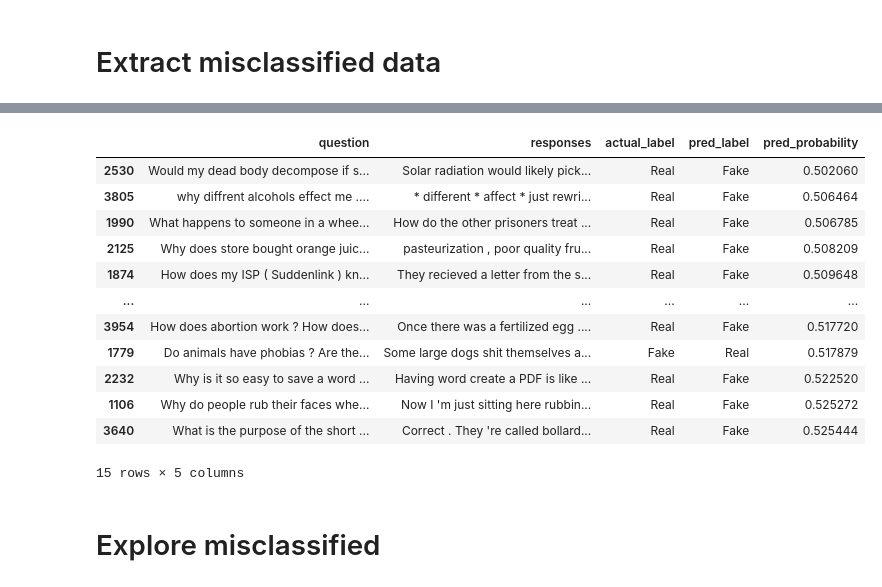
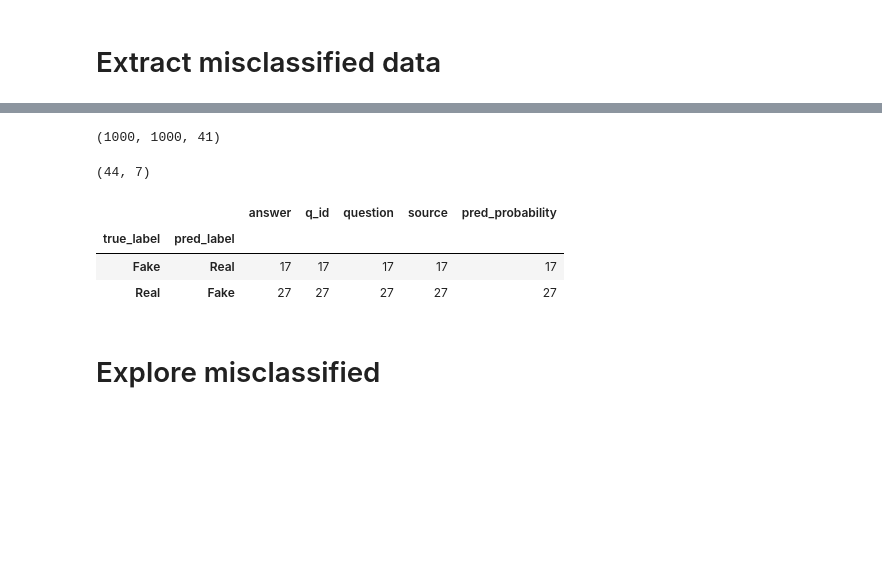
Before and after one commit to liuange/nlp23-detecting-ai, a Jupyter notebook: research_pipeline_refactor.ipynb, the cells around one changed output, grey strips where cells are left out. Cells and saved outputs as stored; diff of their text form; code cells hidden in the pictures; blank space fills up the shorter version.

```diff
--- a/research_pipeline_refactor.ipynb
+++ b/research_pipeline_refactor.ipynb
@@ -16,7 +16,7 @@ model = torch.load('detector-base.pt')
 ## Import cleaned HC3 dataset
 # %%
 df = pd.read_parquet('clean_df.parq')
-df = df.reset_index().drop(columns={"index"})
+df = df.sample(frac=1, axis=1, random_state=0).sample(frac=1, random_state=0).reset_index(drop=True)
 # %% [markdown]
 # Establish detector pipeline
 # %%
@@ -62,5 +64,6 @@ Real 0.9998311996459961
 # %% [markdown]
 # Extract misclassified data
 # %%
-df.head()
+subset_df = df.loc[0:999,:].copy()
+subset_df.shape
 # %% [output]
@@ -243,18 +164,19 @@ Predicting question 1500 out of 24322 (6.17% complete)
+# %%
+len(class_labels), len(class_probs), len(oversized_inputs)
+# %% [output]
+(1000, 1000, 41)
+# %%
+subset_df["pred_label"] = class_labels
+subset_df["pred_probability"] = class_probs
 # %%
-misclassified_texts = outputs[outputs['actual_label'] != outputs['pred_label']]
+misclassified_texts = subset_df[subset_df['true_label'] != subset_df['pred_label']]
 misclassified_texts = misclassified_texts.sort_values(by='pred_probability', ascending=True)
-misclassified_texts.head(15)
+print(misclassified_texts.shape)
+# misclassified texts data quality checks - should not have any real-real / fake-fake
+misclassified_texts.groupby(['true_label', 'pred_label']).count()
 # %% [output]
+(44, 7)
-|  | question | responses | actual_label | pred_label | pred_probability |
-| 2530 | Would my dead body decompose if s... | Solar radiation would likely pick... | Real | Fake | 0.502060 |
-| 3805 | why diffrent alcohols effect me .... | * different * affect * just rewri... | Real | Fake | 0.506464 |
-| 1990 | What happens to someone in a whee... | How do the other prisoners treat ... | Real | Fake | 0.506785 |
-| 2125 | Why does store bought orange juic... | pasteurization , poor quality fru... | Real | Fake | 0.508209 |
-| 1874 | How does my ISP ( Suddenlink ) kn... | They recieved a letter from the s... | Real | Fake | 0.509648 |
-| ... | ... | ... | ... | ... | ... |
-| 3954 | How does abortion work ? How does... | Once there was a fertilized egg .... | Real | Fake | 0.517720 |
-| 1779 | Do animals have phobias ? Are the... | Some large dogs shit themselves a... | Fake | Real | 0.517879 |
-| 2232 | Why is it so easy to save a word ... | Having word create a PDF is like ... | Real | Fake | 0.522520 |
-| 1106 | Why do people rub their faces whe... | Now I 'm just sitting here rubbin... | Real | Fake | 0.525272 |
-| 3640 | What is the purpose of the short ... | Correct . They 're called bollard... | Real | Fake | 0.525444 |
+|  |  | answer | q_id | question | source | pred_probability |
+| true_label | pred_label |  |  |  |  |  |
+| Fake | Real | 17 | 17 | 17 | 17 | 17 |
+| Real | Fake | 27 | 27 | 27 | 27 | 27 |
-15 rows × 5 columns
```
Also changed, not shown: parts of 22 cells of this notebook, 1 other file.
